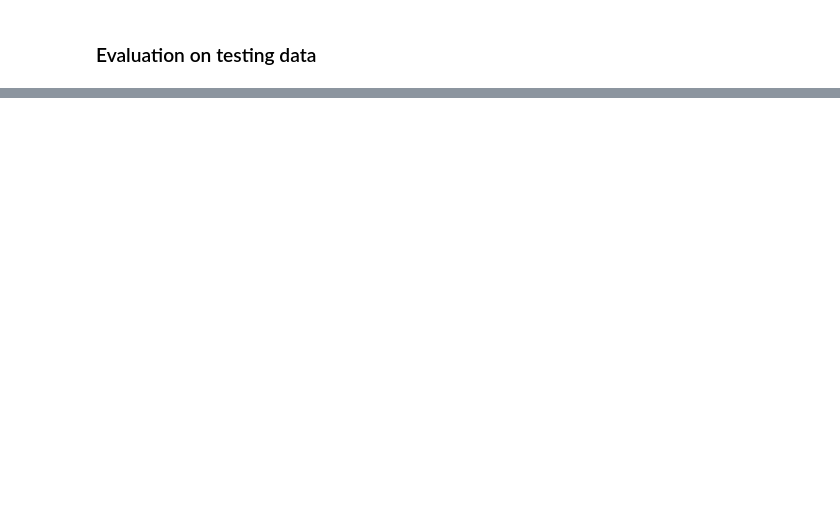
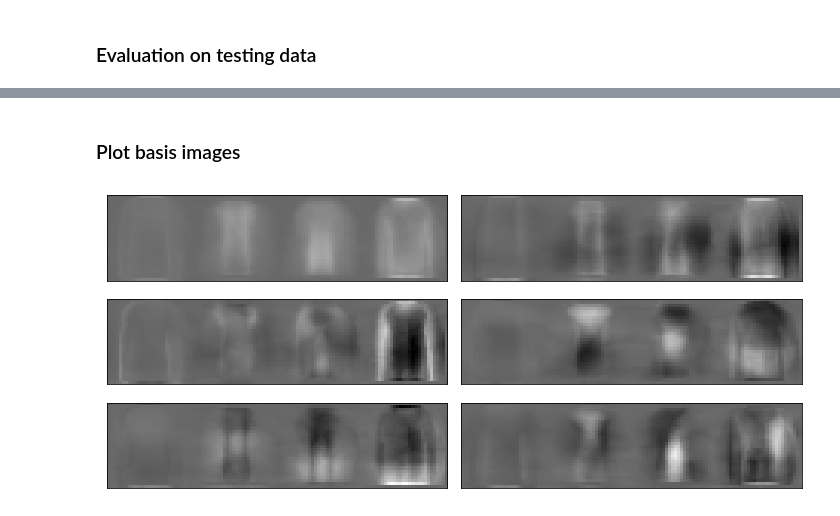
Before and after one commit to guoxuan-ma/BIRD-GP, a Jupyter notebook: example/bird_gp_example.ipynb, the cells around one changed output, grey strips where cells are left out. Drawn from its saved outputs; the diff is of its cells as text; code cells hidden in the pictures; blank space fills up the shorter version.

```diff
--- a/example/bird_gp_example.ipynb
+++ b/example/bird_gp_example.ipynb
@@ -173,0 +119,21 @@ np.mean((test_pred - test_outcomes)**2)
+# %% [markdown]
+### Plot basis images
+# %%
+# first 6 basis images of predictors
+fg, ax = plt.subplots(3, 2, figsize = (10, 4.5))
+vmin = np.min(birdgp.Psi_predictors[:, :6])
+vmax = np.max(birdgp.Psi_predictors[:, :6])
+
+idx = 0
+for r in range(3):
+    for c in range(2):
+        ax[r, c].matshow(birdgp.Psi_predictors[:, idx].reshape((28, 112)), cmap = "gray", vmin = vmin, vmax = vmax)
+        idx = idx + 1
+
+        ax[r, c].set_xticks([])
+        ax[r, c].set_yticks([])
+
+plt.tight_layout()
+plt.show()
+# %% [output]
+[figure, added]
```
Also changed, not shown: parts of 13 cells of this notebook, 4 other files.
